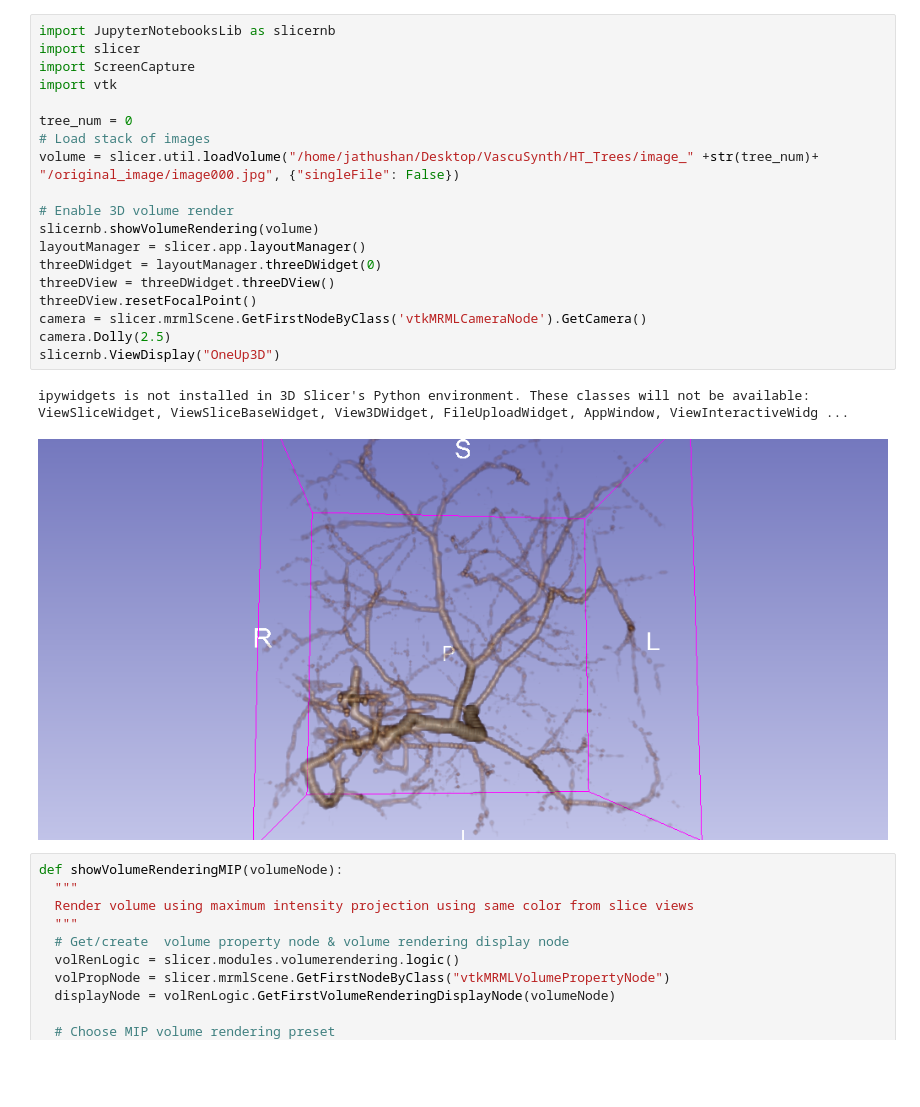
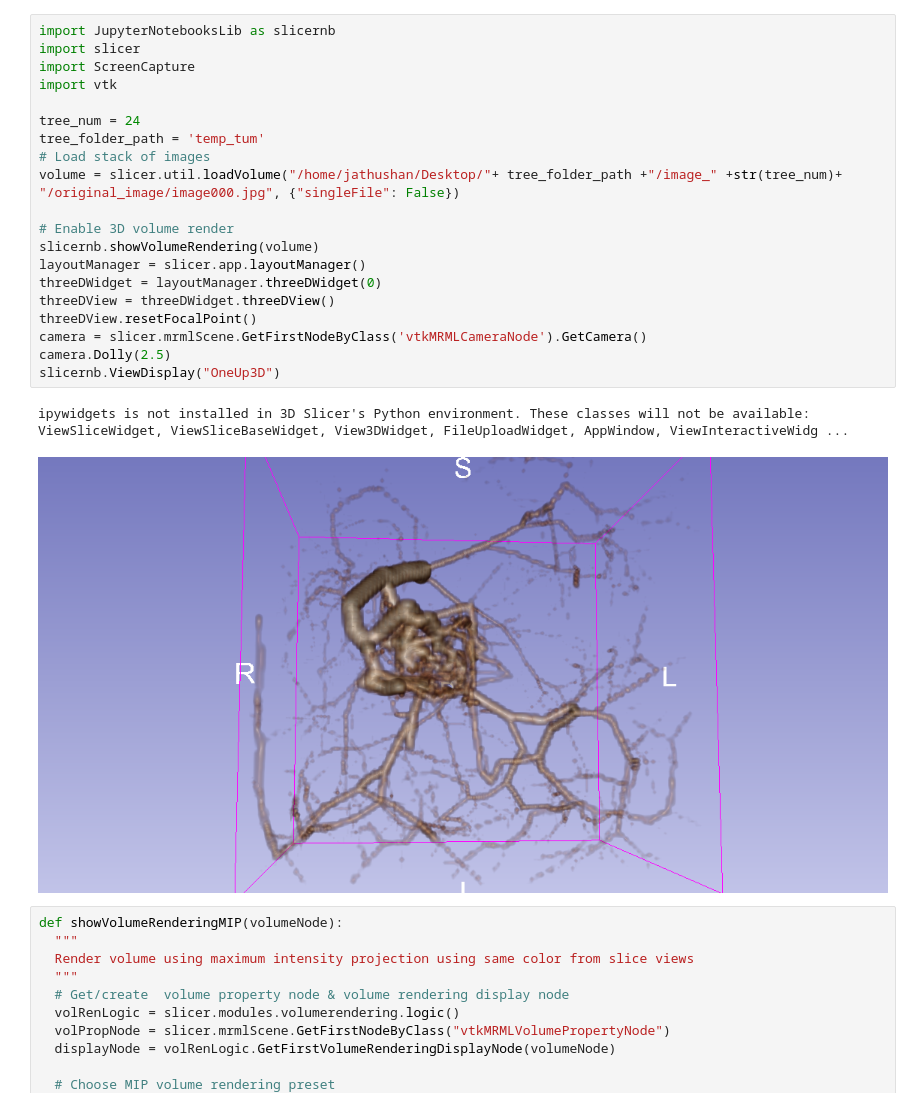
Before and after one commit to jkaethee/VascuSynth-AI, a Jupyter notebook: Source/MIP_Generator.ipynb, the cells around one changed output. Saved outputs shown, nothing was run; the diff lists cells and outputs as text; blank space fills up the shorter version.

```diff
--- a/Source/MIP_Generator.ipynb
+++ b/Source/MIP_Generator.ipynb
@@ -1,25 +1,26 @@
 # %%
 import JupyterNotebooksLib as slicernb
 import slicer
 import ScreenCapture
 import vtk
 
-tree_num = 0
+tree_num = 24
+tree_folder_path = 'temp_tum'
 # Load stack of images
-volume = slicer.util.loadVolume("/home/jathushan/Desktop/VascuSynth/HT_Trees/image_" +str(tree_num)+ "/original_image/image000.jpg", {"singleFile": False})
+volume = slicer.util.loadVolume("/home/jathushan/Desktop/"+ tree_folder_path +"/image_" +str(tree_num)+ "/original_image/image000.jpg", {"singleFile": False})
 
 # Enable 3D volume render
 slicernb.showVolumeRendering(volume)
 layoutManager = slicer.app.layoutManager()
 threeDWidget = layoutManager.threeDWidget(0)
 threeDView = threeDWidget.threeDView()
 threeDView.resetFocalPoint()
 camera = slicer.mrmlScene.GetFirstNodeByClass('vtkMRMLCameraNode').GetCamera()
 camera.Dolly(2.5)
 slicernb.ViewDisplay("OneUp3D")
 # %% [output]
 ipywidgets is not installed in 3D Slicer's Python environment. These classes will not be available: ViewSliceWidget, ViewSliceBaseWidget, View3DWidget, FileUploadWidget, AppWindow, ViewInteractiveWidg ...
-[figure, old version]
+[figure, new version]
 # %%
 def showVolumeRenderingMIP(volumeNode):
   """
```
Also changed, not shown: parts of 3 cells of this notebook.
